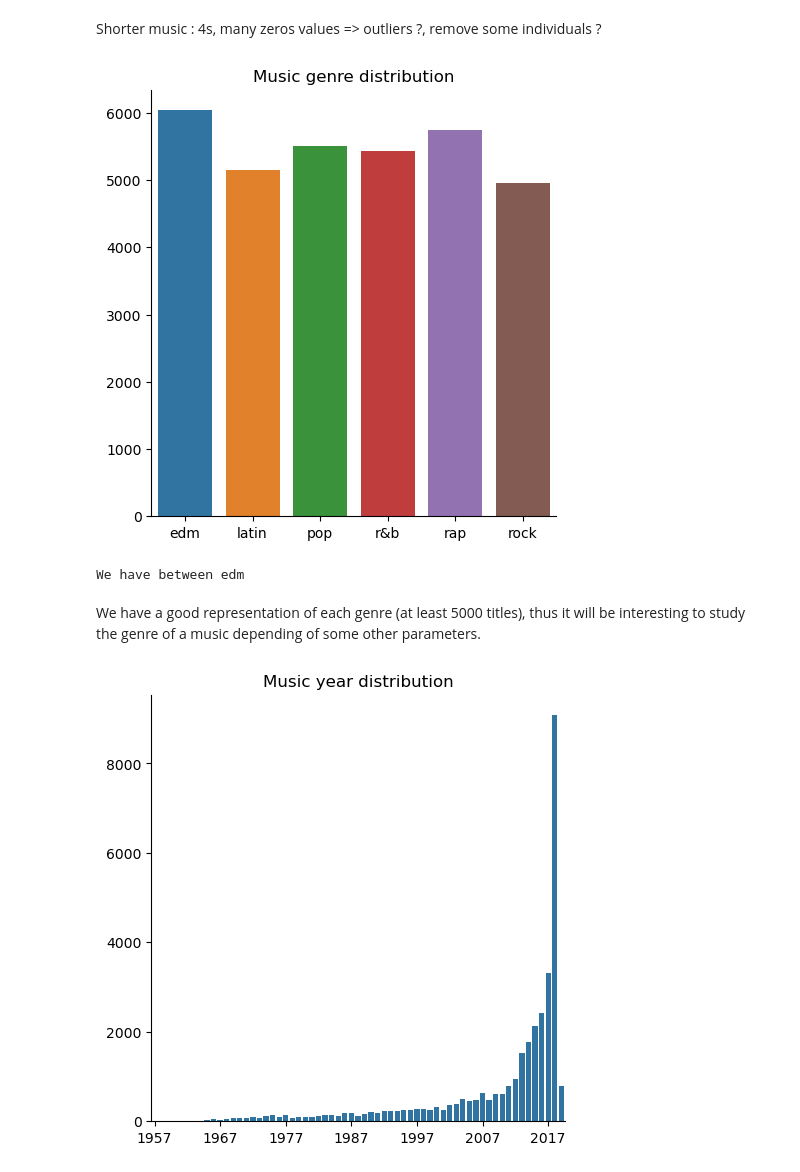
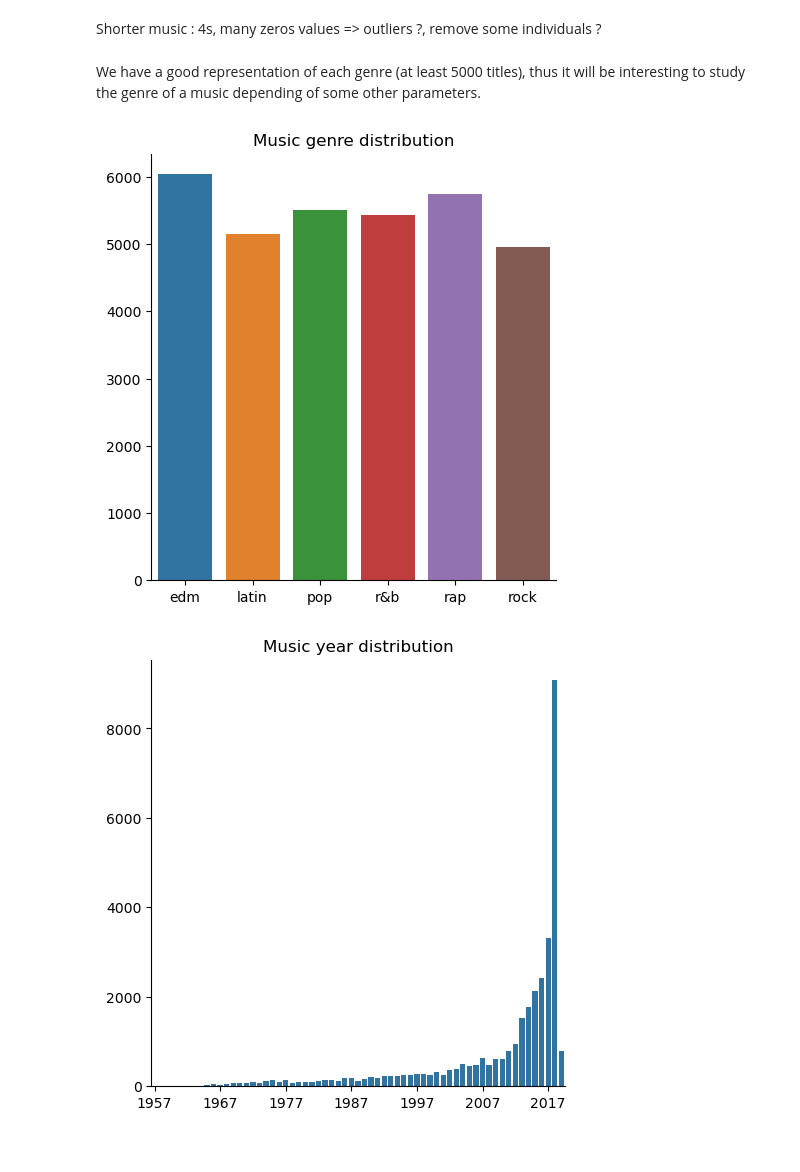
Before and after one commit to P-Point-all/Data_Science_Spotify, a Jupyter notebook: Data_Spotify_Python.ipynb, the cells around one changed output. Drawn from its saved outputs; the diff is of its cells as text; code cells hidden in the pictures.

```diff
--- a/Data_Spotify_Python.ipynb
+++ b/Data_Spotify_Python.ipynb
@@ -182,18 +188,15 @@ spotify_dataframe.describe()
 # %% [markdown]
 Shorter music : 4s, many zeros values => outliers ?, remove some individuals ?
-# %%
-# genre distribution
-fig = sns.catplot(data=spotify_dataframe, x='playlist_genre', kind='count', hue='playlist_genre')
-
-plt.xlabel('')
-plt.ylabel('')
-plt.title('Music genre distribution')
-plt.show()
-
-print("We have between " + str(min(spotify_dataframe['playlist_genre'])))
-# %% [output]
-[figure]
-We have between edm
 # %% [markdown]
 We have a good representation of each genre (at least 5000 titles), thus it will be interesting to study the genre of a music depending of some other parameters.
+# %%
+# genre distribution
+fig = sns.catplot(data=song, x='playlist_genre', kind='count', hue='playlist_genre')
+
+plt.xlabel('')
+plt.ylabel('')
+plt.title('Music genre distribution')
+plt.show()
+# %% [output]
+[figure]
 # %%
```
Also changed, not shown: parts of 61 cells of this notebook.
